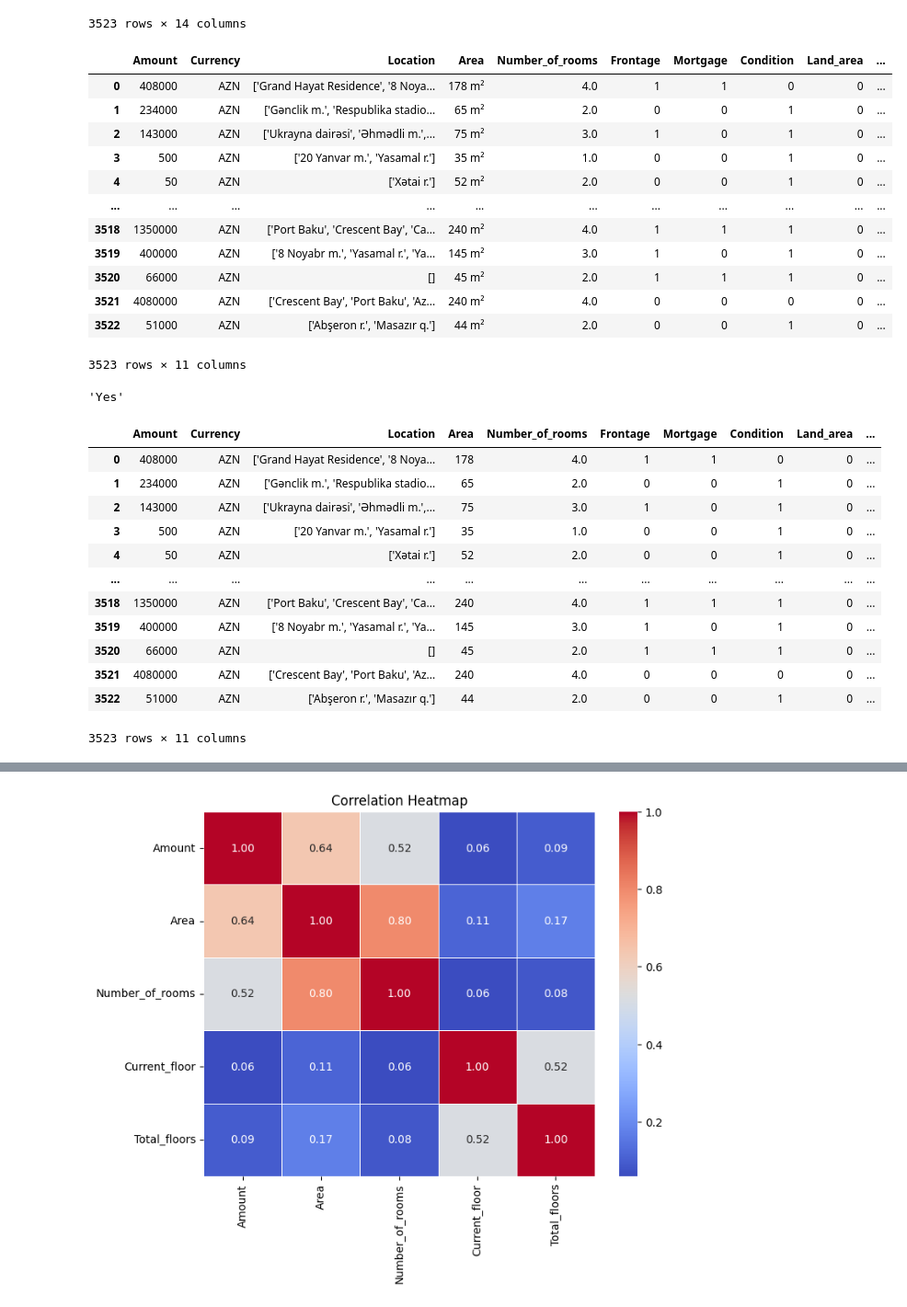
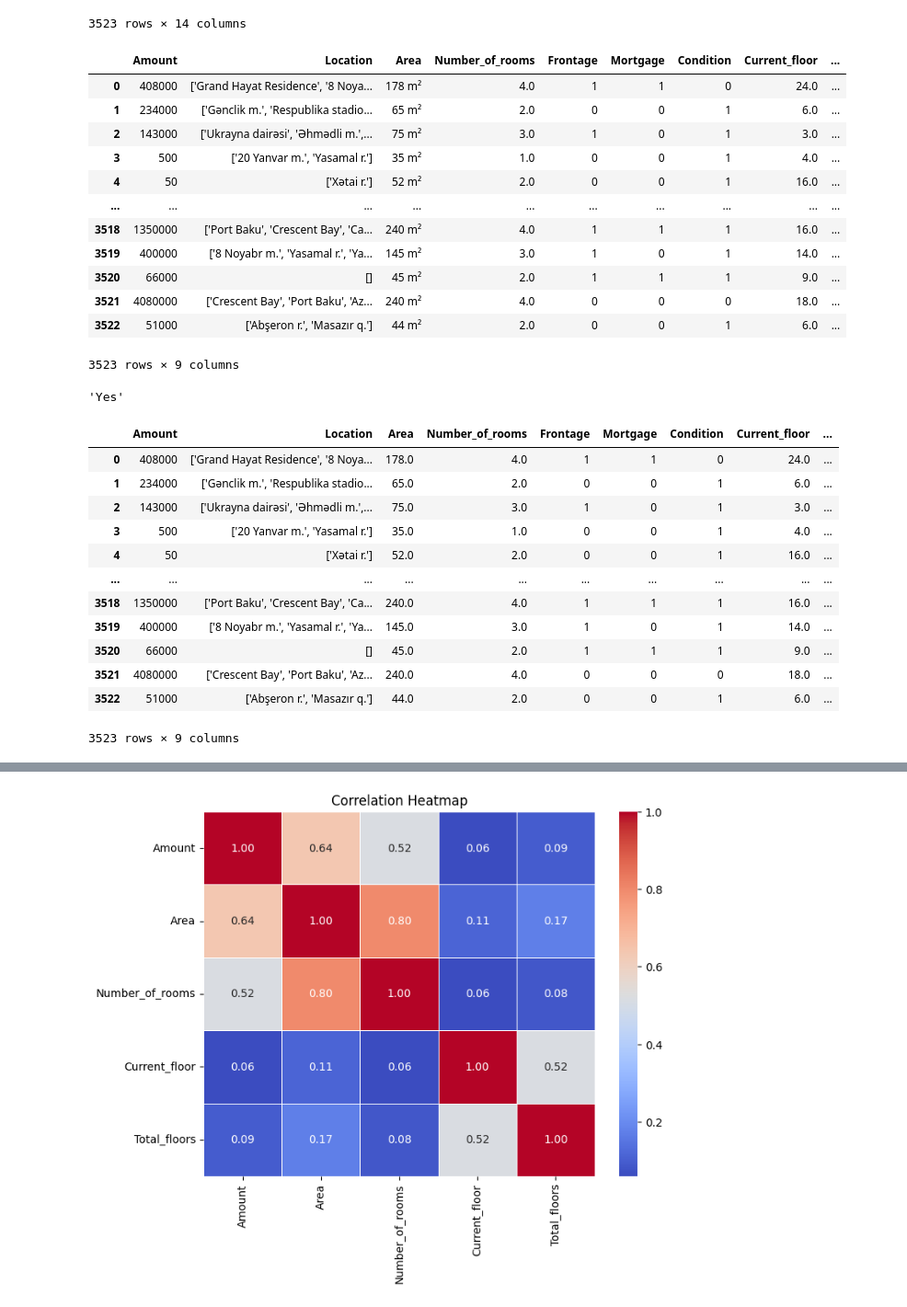
Before and after one commit to narimanm0/Baku_Apartments, a Jupyter notebook: yeni_tikili_model.ipynb, the cells around one changed output, grey strips where cells are left out. Shown: that part at 92% size. Drawn from its saved outputs; the diff is of its cells as text; code cells hidden in the pictures.

```diff
--- a/yeni_tikili_model.ipynb
+++ b/yeni_tikili_model.ipynb
@@ -19,23 +19,23 @@ df
 | 3522 | 7357 | 5193021 | 51000 | AZN | ['Abşeron r.', 'Masazır q.'] | Yeni tikili | 44 m² | 2.0 | 0 | ... |
 3523 rows × 14 columns
 # %%
-to_delete = ["Unnamed: 0", "Item_id", "Category"]
+to_delete = ["Unnamed: 0", "Item_id", "Category", "Currency", "Land_area"]
 data = df.drop(to_delete, axis=1)
 data
 # %% [output]
-|  | Amount | Currency | Location | Area | Number_of_rooms | Frontage | Mortgage | Condition | Land_area | ... |
-| 0 | 408000 | AZN | ['Grand Hayat Residence', '8 Noya... | 178 m² | 4.0 | 1 | 1 | 0 | 0 | ... |
-| 1 | 234000 | AZN | ['Gənclik m.', 'Respublika stadio... | 65 m² | 2.0 | 0 | 0 | 1 | 0 | ... |
-| 2 | 143000 | AZN | ['Ukrayna dairəsi', 'Əhmədli m.',... | 75 m² | 3.0 | 1 | 0 | 1 | 0 | ... |
-| 3 | 500 | AZN | ['20 Yanvar m.', 'Yasamal r.'] | 35 m² | 1.0 | 0 | 0 | 1 | 0 | ... |
-| 4 | 50 | AZN | ['Xətai r.'] | 52 m² | 2.0 | 0 | 0 | 1 | 0 | ... |
-| ... | ... | ... | ... | ... | ... | ... | ... | ... | ... | ... |
-| 3518 | 1350000 | AZN | ['Port Baku', 'Crescent Bay', 'Ca... | 240 m² | 4.0 | 1 | 1 | 1 | 0 | ... |
-| 3519 | 400000 | AZN | ['8 Noyabr m.', 'Yasamal r.', 'Ya... | 145 m² | 3.0 | 1 | 0 | 1 | 0 | ... |
-| 3520 | 66000 | AZN | [] | 45 m² | 2.0 | 1 | 1 | 1 | 0 | ... |
-| 3521 | 4080000 | AZN | ['Crescent Bay', 'Port Baku', 'Az... | 240 m² | 4.0 | 0 | 0 | 0 | 0 | ... |
-| 3522 | 51000 | AZN | ['Abşeron r.', 'Masazır q.'] | 44 m² | 2.0 | 0 | 0 | 1 | 0 | ... |
+|  | Amount | Location | Area | Number_of_rooms | Frontage | Mortgage | Condition | Current_floor | ... |
+| 0 | 408000 | ['Grand Hayat Residence', '8 Noya... | 178 m² | 4.0 | 1 | 1 | 0 | 24.0 | ... |
+| 1 | 234000 | ['Gənclik m.', 'Respublika stadio... | 65 m² | 2.0 | 0 | 0 | 1 | 6.0 | ... |
+| 2 | 143000 | ['Ukrayna dairəsi', 'Əhmədli m.',... | 75 m² | 3.0 | 1 | 0 | 1 | 3.0 | ... |
+| 3 | 500 | ['20 Yanvar m.', 'Yasamal r.'] | 35 m² | 1.0 | 0 | 0 | 1 | 4.0 | ... |
+| 4 | 50 | ['Xətai r.'] | 52 m² | 2.0 | 0 | 0 | 1 | 16.0 | ... |
+| ... | ... | ... | ... | ... | ... | ... | ... | ... | ... |
+| 3518 | 1350000 | ['Port Baku', 'Crescent Bay', 'Ca... | 240 m² | 4.0 | 1 | 1 | 1 | 16.0 | ... |
+| 3519 | 400000 | ['8 Noyabr m.', 'Yasamal r.', 'Ya... | 145 m² | 3.0 | 1 | 0 | 1 | 14.0 | ... |
+| 3520 | 66000 | [] | 45 m² | 2.0 | 1 | 1 | 1 | 9.0 | ... |
+| 3521 | 4080000 | ['Crescent Bay', 'Port Baku', 'Az... | 240 m² | 4.0 | 0 | 0 | 0 | 18.0 | ... |
+| 3522 | 51000 | ['Abşeron r.', 'Masazır q.'] | 44 m² | 2.0 | 0 | 0 | 1 | 6.0 | ... |
-3523 rows × 11 columns
+3523 rows × 9 columns
 # %%
 result = "Yes" if data['Area'].str.endswith('m²').all() else "No"
 result
@@ -43,21 +43,22 @@ result
 'Yes'
 # %%
 data['Area'] = data['Area'].str.replace('m²', '', regex=False)
+data['Area'] = data['Area'].astype(float)  # or int
 data
 # %% [output]
-|  | Amount | Currency | Location | Area | Number_of_rooms | Frontage | Mortgage | Condition | Land_area | ... |
-| 0 | 408000 | AZN | ['Grand Hayat Residence', '8 Noya... | 178 | 4.0 | 1 | 1 | 0 | 0 | ... |
-| 1 | 234000 | AZN | ['Gənclik m.', 'Respublika stadio... | 65 | 2.0 | 0 | 0 | 1 | 0 | ... |
-| 2 | 143000 | AZN | ['Ukrayna dairəsi', 'Əhmədli m.',... | 75 | 3.0 | 1 | 0 | 1 | 0 | ... |
-| 3 | 500 | AZN | ['20 Yanvar m.', 'Yasamal r.'] | 35 | 1.0 | 0 | 0 | 1 | 0 | ... |
-| 4 | 50 | AZN | ['Xətai r.'] | 52 | 2.0 | 0 | 0 | 1 | 0 | ... |
-| ... | ... | ... | ... | ... | ... | ... | ... | ... | ... | ... |
-| 3518 | 1350000 | AZN | ['Port Baku', 'Crescent Bay', 'Ca... | 240 | 4.0 | 1 | 1 | 1 | 0 | ... |
-| 3519 | 400000 | AZN | ['8 Noyabr m.', 'Yasamal r.', 'Ya... | 145 | 3.0 | 1 | 0 | 1 | 0 | ... |
-| 3520 | 66000 | AZN | [] | 45 | 2.0 | 1 | 1 | 1 | 0 | ... |
-| 3521 | 4080000 | AZN | ['Crescent Bay', 'Port Baku', 'Az... | 240 | 4.0 | 0 | 0 | 0 | 0 | ... |
-| 3522 | 51000 | AZN | ['Abşeron r.', 'Masazır q.'] | 44 | 2.0 | 0 | 0 | 1 | 0 | ... |
+|  | Amount | Location | Area | Number_of_rooms | Frontage | Mortgage | Condition | Current_floor | ... |
+| 0 | 408000 | ['Grand Hayat Residence', '8 Noya... | 178.0 | 4.0 | 1 | 1 | 0 | 24.0 | ... |
+| 1 | 234000 | ['Gənclik m.', 'Respublika stadio... | 65.0 | 2.0 | 0 | 0 | 1 | 6.0 | ... |
+| 2 | 143000 | ['Ukrayna dairəsi', 'Əhmədli m.',... | 75.0 | 3.0 | 1 | 0 | 1 | 3.0 | ... |
+| 3 | 500 | ['20 Yanvar m.', 'Yasamal r.'] | 35.0 | 1.0 | 0 | 0 | 1 | 4.0 | ... |
+| 4 | 50 | ['Xətai r.'] | 52.0 | 2.0 | 0 | 0 | 1 | 16.0 | ... |
+| ... | ... | ... | ... | ... | ... | ... | ... | ... | ... |
+| 3518 | 1350000 | ['Port Baku', 'Crescent Bay', 'Ca... | 240.0 | 4.0 | 1 | 1 | 1 | 16.0 | ... |
+| 3519 | 400000 | ['8 Noyabr m.', 'Yasamal r.', 'Ya... | 145.0 | 3.0 | 1 | 0 | 1 | 14.0 | ... |
+| 3520 | 66000 | [] | 45.0 | 2.0 | 1 | 1 | 1 | 9.0 | ... |
+| 3521 | 4080000 | ['Crescent Bay', 'Port Baku', 'Az... | 240.0 | 4.0 | 0 | 0 | 0 | 18.0 | ... |
+| 3522 | 51000 | ['Abşeron r.', 'Masazır q.'] | 44.0 | 2.0 | 0 | 0 | 1 | 6.0 | ... |
-3523 rows × 11 columns
+3523 rows × 9 columns
 # %%
 data.isna().any()
 # %% [output]
```
Also changed, not shown: parts of 13 cells of this notebook.
